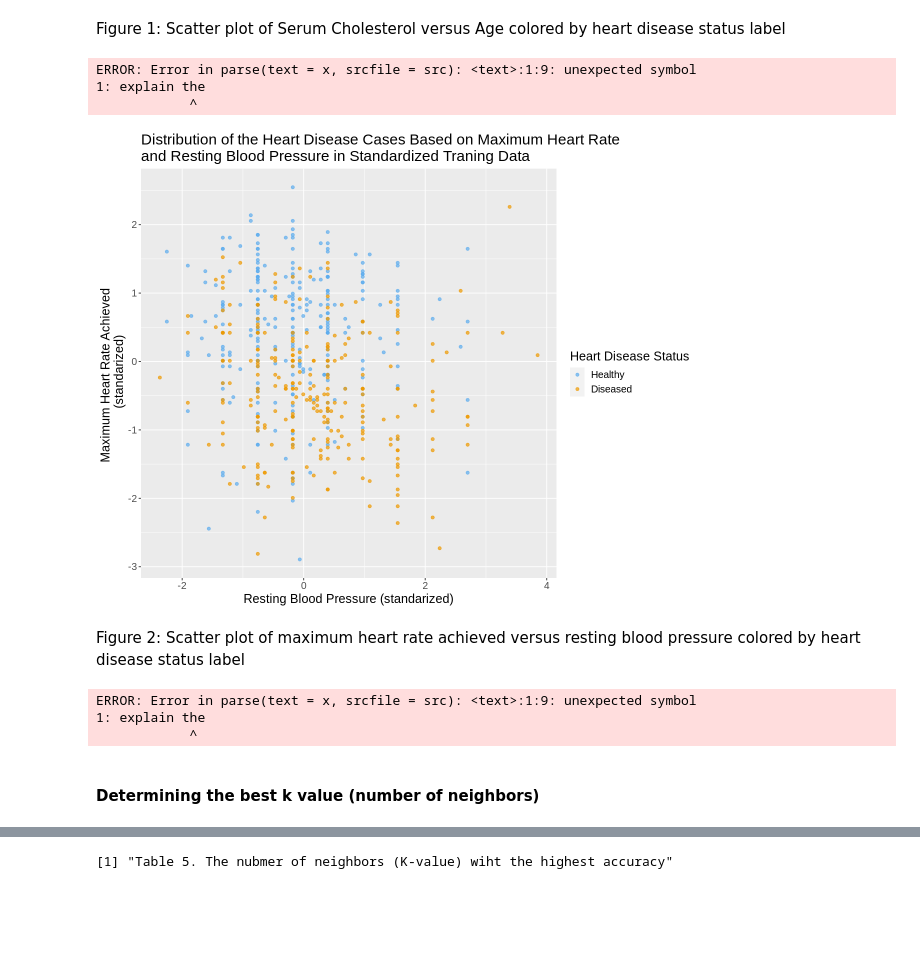
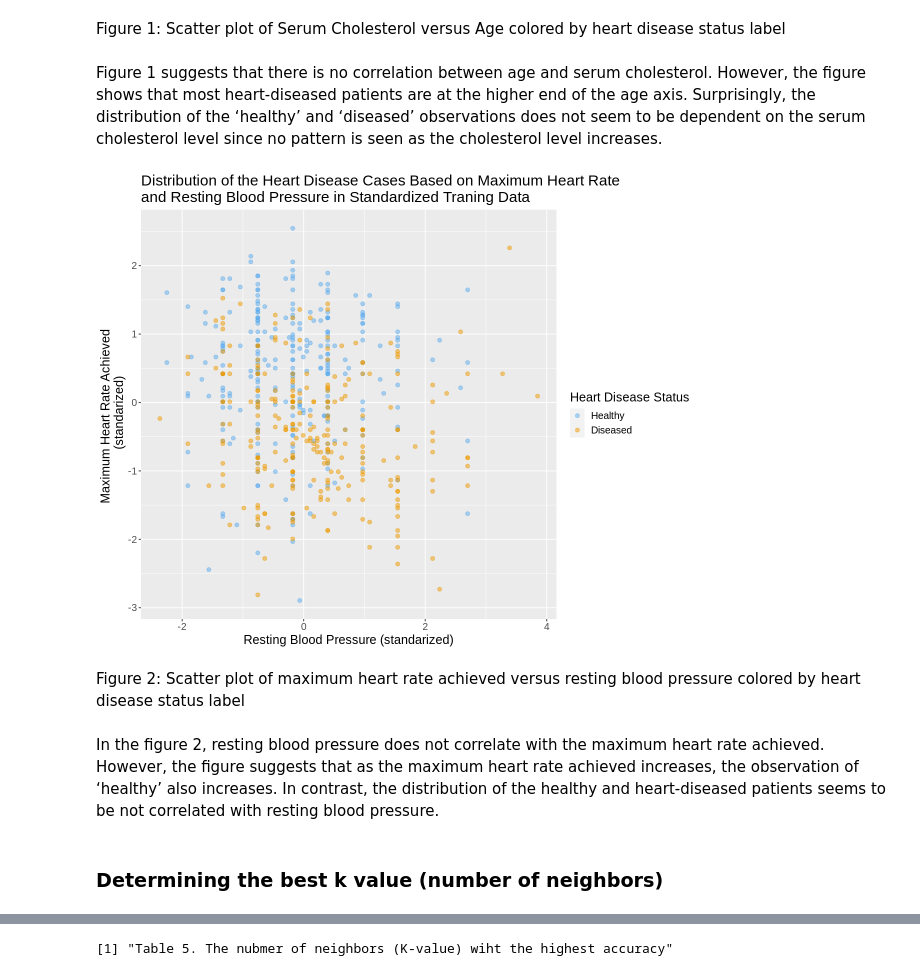
Before and after one commit to kiarashbahari/Group_project, a Jupyter notebook: project.ipynb, the cells around one changed output, grey strips where cells are left out. Drawn from its saved outputs; the diff is of its cells as text; code cells hidden in the pictures; blank space fills up the shorter version.

```diff
--- a/project.ipynb
+++ b/project.ipynb
@@ -286,35 +276,27 @@ agevsbp <- ggplot(scaled_heart, aes(x = Age, y = Cholesterol, color = HeartDisea
 # %% [markdown]
 Figure 1: Scatter plot of Serum Cholesterol versus Age colored by heart disease status label
-# %%
-explain the relationship and whta we expect
-# %% [output]
-ERROR: Error in parse(text = x, srcfile = src): <text>:1:9: unexpected symbol
-1: explain the
-            ^
+# %% [markdown]
+Figure 1 suggests that there is no correlation between age and serum cholesterol. However, the figure shows that most heart-diseased patients are at the higher end of the age axis. Surprisingly, the distribution of the ‘healthy’ and ‘diseased’ observations does not seem to be dependent on the serum cholesterol level since no pattern is seen as the cholesterol level increases.
 # %%
 options(repr.plot.width = 10, repr.plot.height = 8)
 cholvshr <- ggplot(scaled_heart, aes(x = RestingBP, y = MaxHR, color = HeartDisease)) +
-      geom_point(alpha = 0.7) +
+      geom_point(alpha = 0.5, size = 2) +
       xlab("Resting Blood Pressure (standarized)") +
       ylab("Maximum Heart Rate Achieved \n (standarized)") +
       labs(color= "Heart Disease Status")+
       theme(text = element_text(size = 15),
         legend.position = "right",
         legend.direction = "vertical") +
         scale_color_manual(labels = c("Healthy","Diseased"),
                            values= c("steelblue2","orange2"))+
         ggtitle("Distribution of the Heart Disease Cases Based on Maximum Heart Rate \nand Resting Blood Pressure in Standardized Traning Data")
 cholvshr
 # %% [output]
-[figure, old version]
+[figure, new version]
 # %% [markdown]
 Figure 2: Scatter plot of maximum heart rate achieved versus resting blood pressure  colored by heart disease status label
-# %%
-explain the relationship and whta we expect
-# %% [output]
-ERROR: Error in parse(text = x, srcfile = src): <text>:1:9: unexpected symbol
-1: explain the
-            ^
+# %% [markdown]
+In the figure 2, resting blood pressure does not correlate with the maximum heart rate achieved. However, the figure suggests that as the maximum heart rate achieved increases, the observation of ‘healthy’ also increases. In contrast, the distribution of the healthy and heart-diseased patients seems to be not correlated with resting blood pressure.
 # %% [markdown]
-#### Determining the best k value (number of neighbors)
+### Determining the best k value (number of neighbors)
 # %%
```
Also changed, not shown: parts of 33 cells of this notebook.
